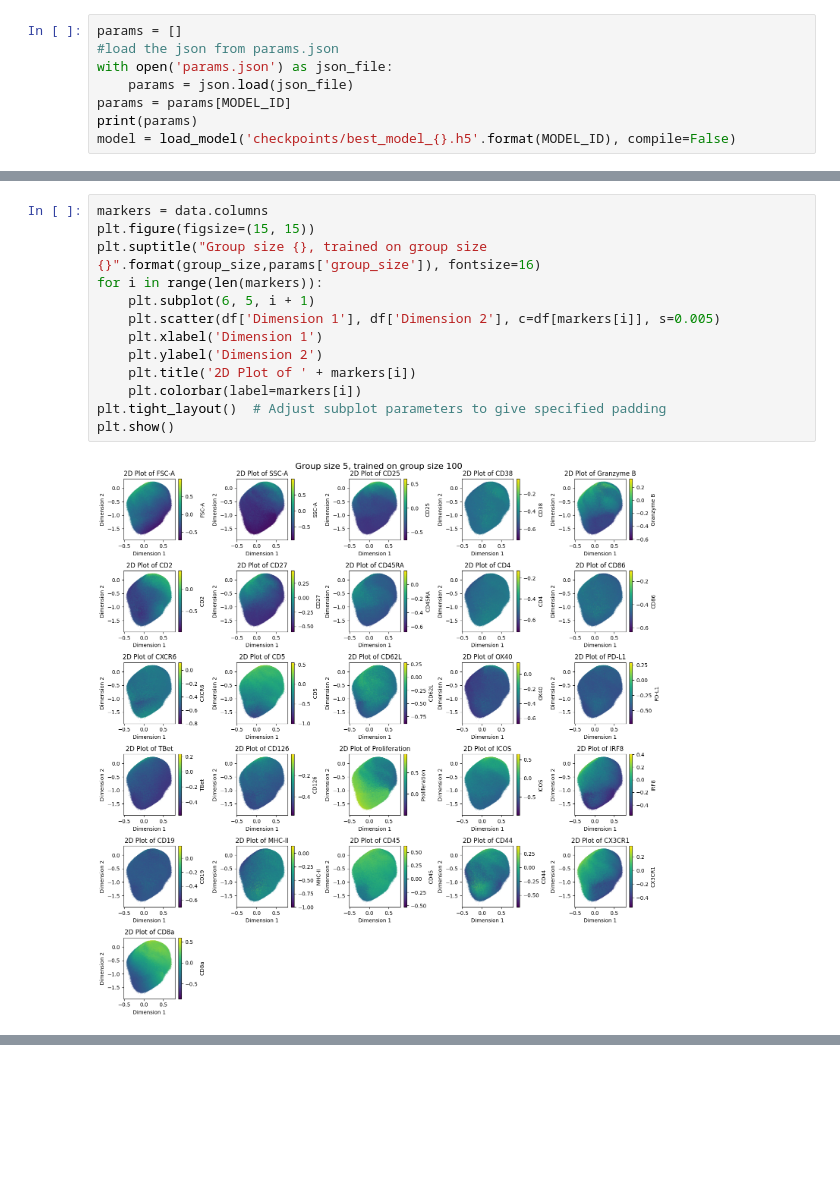
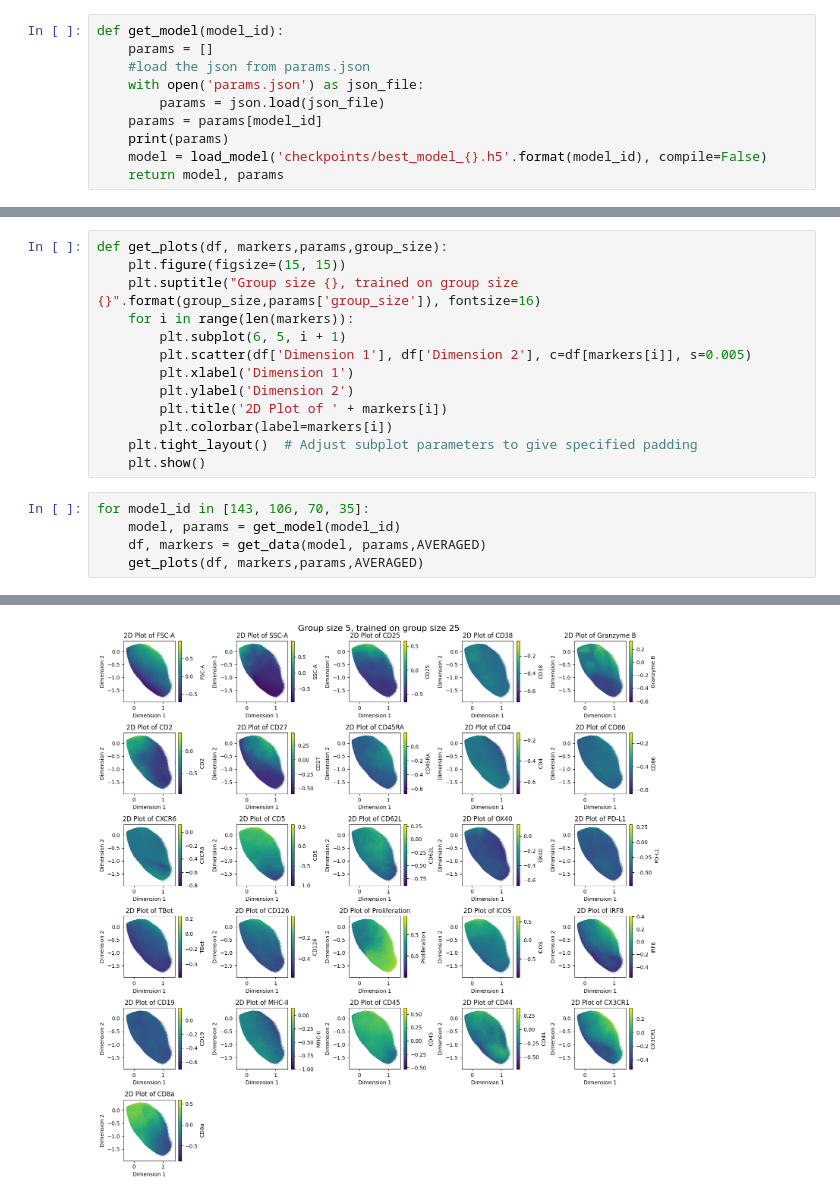
Before and after one commit to L-Pen/capstone, a Jupyter notebook: test_suite/analyze_markers_embedding.ipynb, the cells around one changed output, grey strips where cells are left out. Saved outputs shown, nothing was run; the diff lists cells and outputs as text; blank space fills up the shorter version.

Commit message:
more graphs

```diff
--- a/test_suite/analyze_markers_embedding.ipynb
+++ b/test_suite/analyze_markers_embedding.ipynb
@@ -20,8 +16,10 @@ To enable the following instructions: SSE4.1 SSE4.2, in other operations, rebuil
 # %%
-params = []
-#load the json from params.json
-with open('params.json') as json_file:
-    params = json.load(json_file)
-params = params[MODEL_ID]
-print(params)
-model = load_model('checkpoints/best_model_{}.h5'.format(MODEL_ID), compile=False)
+def get_model(model_id):
+    params = []
+    #load the json from params.json
+    with open('params.json') as json_file:
+        params = json.load(json_file)
+    params = params[model_id]
+    print(params)
+    model = load_model('checkpoints/best_model_{}.h5'.format(model_id), compile=False)
+    return model, params
@@ -88,15 +64,19 @@ def get_2d_plot(df,title,color):
 # %%
-markers = data.columns
-plt.figure(figsize=(15, 15))
-plt.suptitle("Group size {}, trained on group size {}".format(group_size,params['group_size']), fontsize=16)
-for i in range(len(markers)):
-    plt.subplot(6, 5, i + 1)
-    plt.scatter(df['Dimension 1'], df['Dimension 2'], c=df[markers[i]], s=0.005)
-    plt.xlabel('Dimension 1')
-    plt.ylabel('Dimension 2')
-    plt.title('2D Plot of ' + markers[i])
-    plt.colorbar(label=markers[i])
-plt.tight_layout()  # Adjust subplot parameters to give specified padding
-plt.show()
+def get_plots(df, markers,params,group_size):
+    plt.figure(figsize=(15, 15))
+    plt.suptitle("Group size {}, trained on group size {}".format(group_size,params['group_size']), fontsize=16)
+    for i in range(len(markers)):
+        plt.subplot(6, 5, i + 1)
+        plt.scatter(df['Dimension 1'], df['Dimension 2'], c=df[markers[i]], s=0.005)
+        plt.xlabel('Dimension 1')
+        plt.ylabel('Dimension 2')
+        plt.title('2D Plot of ' + markers[i])
+        plt.colorbar(label=markers[i])
+    plt.tight_layout()  # Adjust subplot parameters to give specified padding
+    plt.show()
-# %% [output]
-[figure, removed]
+# %%
+for model_id in [143, 106, 70, 35]:
+    model, params = get_model(model_id)
+    df, markers = get_data(model, params,AVERAGED)
+    get_plots(df, markers,params,AVERAGED)
+# %% [output]
@@ -102,0 +86 @@ plt.show()
+[figure, added]
```
Also changed, not shown: parts of 6 cells of this notebook, 3 other files.
